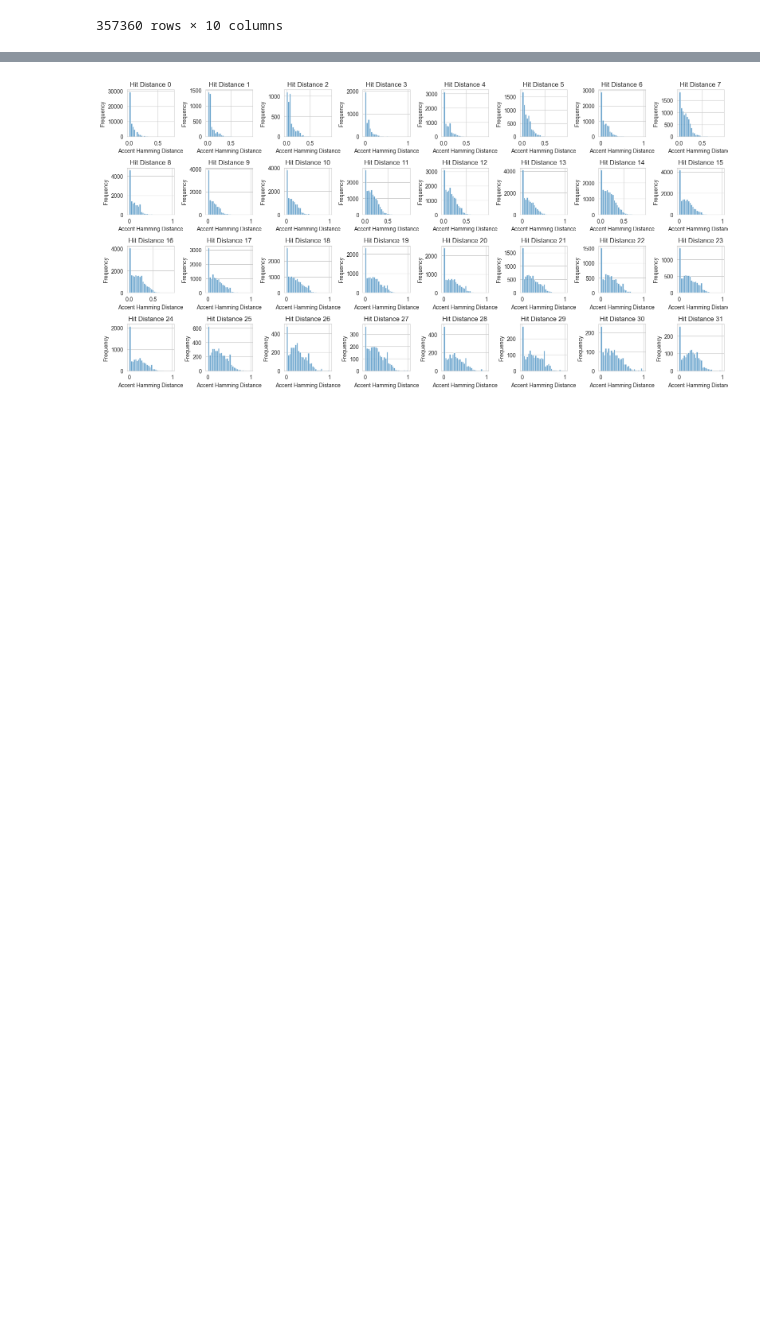
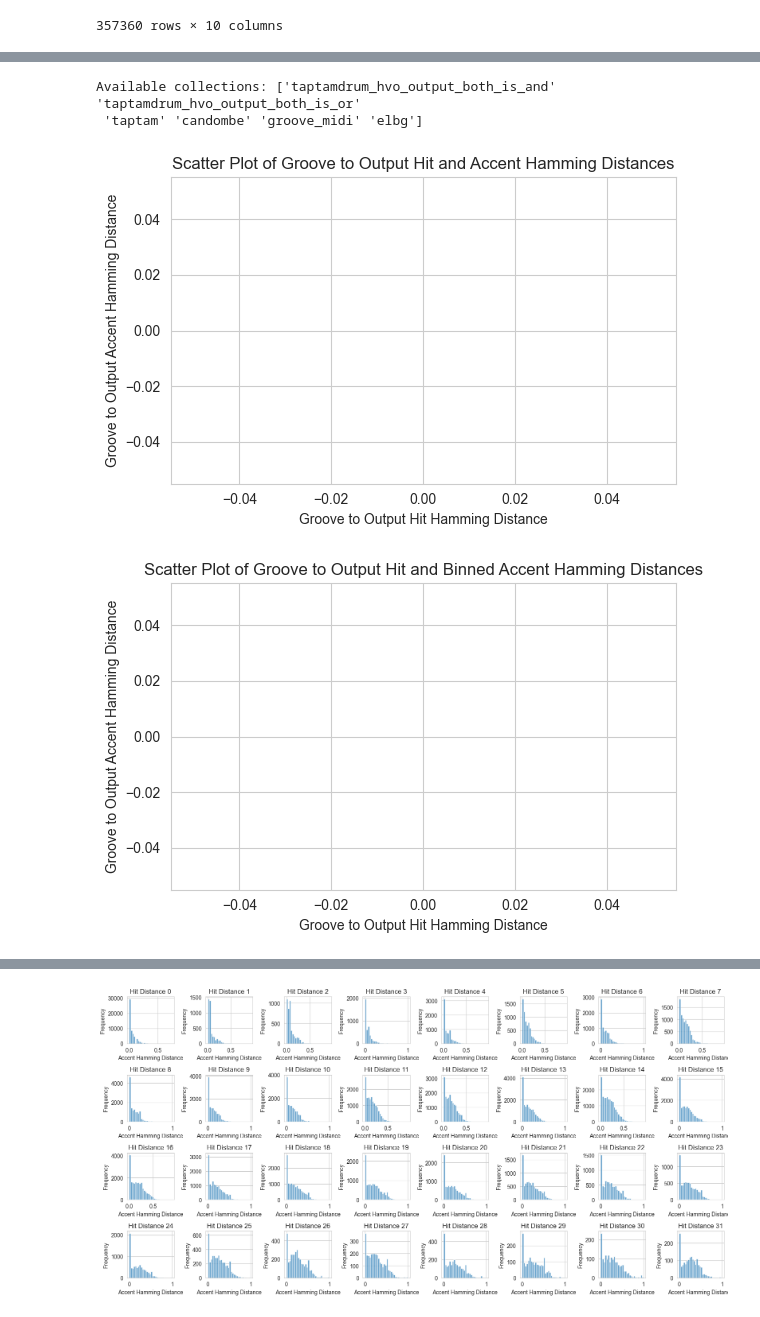
Before and after one commit to justinbosma/TripleStreams, a Jupyter notebook: Dataloader.ipynb, the cells around one changed output, grey strips where cells are left out. Drawn from its saved outputs; the diff is of its cells as text; code cells hidden in the pictures; blank space fills up the shorter version.

```diff
--- a/Dataloader.ipynb
+++ b/Dataloader.ipynb
@@ -451 +466,24 @@ control_features_df[["groove_to_output_hit_hamming_distance", "groove_to_output_
+# %%
+
+# get all available collections
+collections = control_features_df["collection"].unique()
+print(f"Available collections: {collections}")
+# exclude groove_midi
+df_subset = control_features_df[control_features_df["collection"] == "lmd_batch_60"]
+plot_scatter_input_output_distribution(df_subset, use_normalized_accents=False)
+df_subset = control_features_df[control_features_df["collection"] == "lmd_batch_60"]
+plot_scatter_input_output_distribution(df_subset, use_normalized_accents=True)
+# df_subset = control_features_df[control_features_df["collection"] == "elbg"]
+# plot_scatter_input_output_distribution(df_subset, use_normalized_accents=False)
+# df_subset = control_features_df[control_features_df["collection"] == "candombe"]
+# plot_scatter_input_output_distribution(df_subset, use_normalized_accents=False)
+# df_subset = control_features_df[control_features_df["collection"] == "taptamdrum_hvo_output_both_is_and"]
+# plot_scatter_input_output_distribution(df_subset, use_normalized_accents=False)
+# df_subset = control_features_df[control_features_df["collection"] == "groove_midi"]
+# plot_scatter_input_output_distribution(df_subset, use_normalized_accents=False)
+# %% [output]
+Available collections: ['taptamdrum_hvo_output_both_is_and' 'taptamdrum_hvo_output_both_is_or'
+ 'taptam' 'candombe' 'groove_midi' 'elbg']
+[figure, added]
+[figure, added]
 # %%
```
Also changed, not shown: parts of 10 cells of this notebook.
